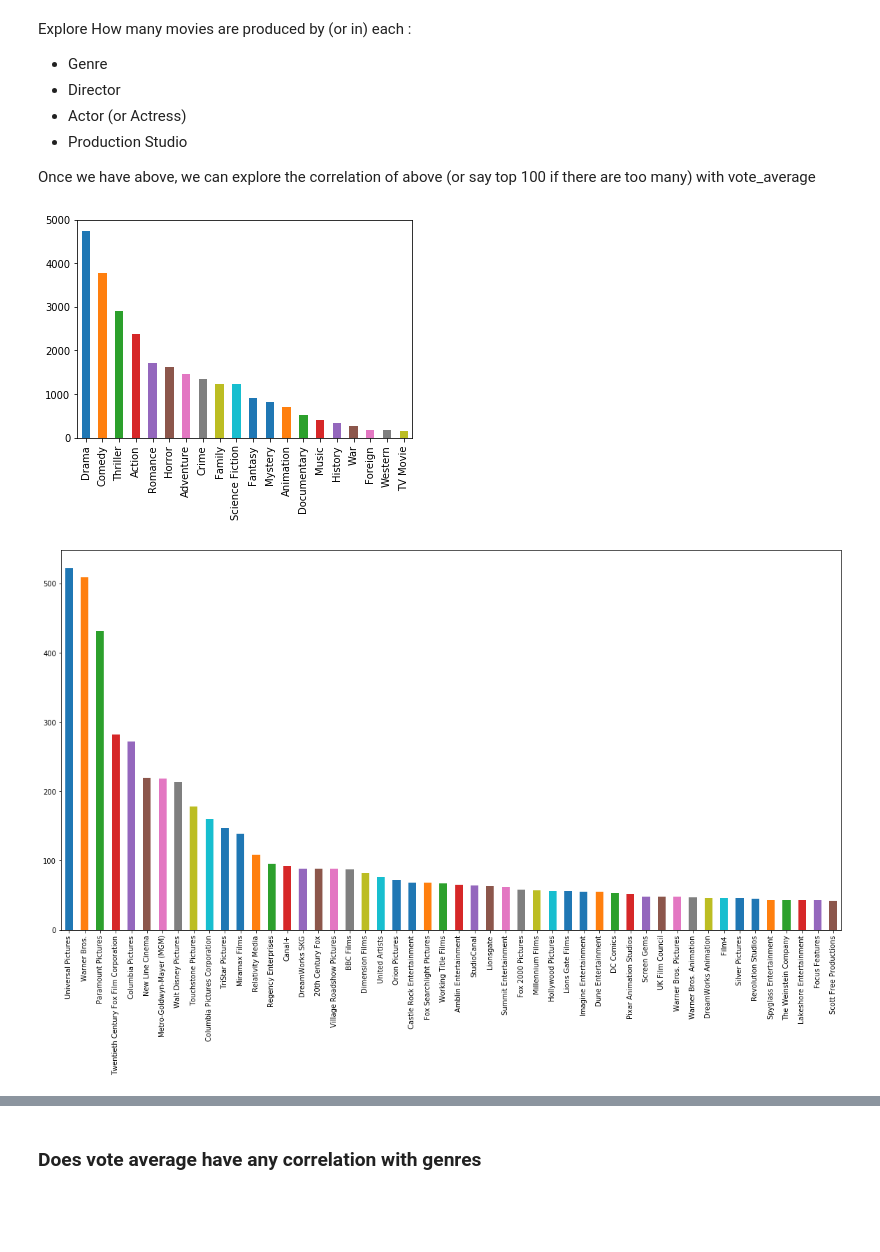
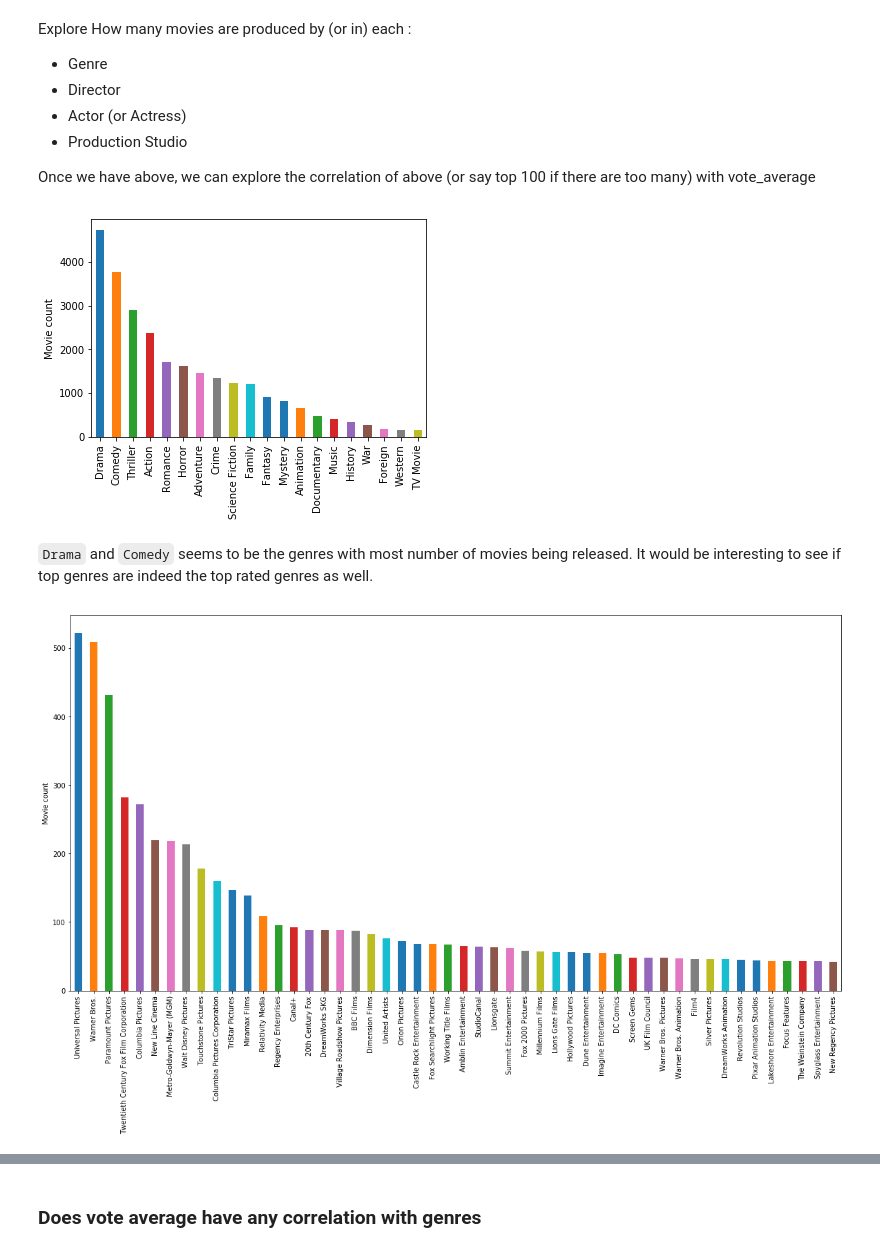
Before and after one commit to sahithiindarapu/tmdb_analysis, a Jupyter notebook: Investigate_a_Dataset.ipynb, the cells around one changed output, grey strips where cells are left out. Drawn from its saved outputs; the diff is of its cells as text; code cells hidden in the pictures; blank space fills up the shorter version.

```diff
--- a/Investigate_a_Dataset.ipynb
+++ b/Investigate_a_Dataset.ipynb
@@ -234,6 +232,12 @@ df_movies.drop(columns=drop_columns, inplace=True, errors="ignore")
 
 # drop rows whose genres field is null
 df_movies.dropna(axis=0, how="all", subset=["genres"], inplace=True)
+
+# drop rows whose director field is null
+df_movies.dropna(axis=0, how="all", subset=["director"], inplace=True)
+
+# drop rows whose cast field is null
+df_movies.dropna(axis=0, how="all", subset=["cast"], inplace=True)
 # %%
 # drop rows whose runtime field is null
 runtime_zero = df_movies.query("runtime == 0")
@@ -361,10 +368,14 @@ Explore How many movies are produced by (or in) each :
 
 Once we have above, we can explore the correlation of above (or say top 100 if there are too many) with vote_average
 # %%
-get_value_counts_in_column(column_genres, df_movies).plot.bar();
+get_value_counts_in_column(column_genres, df_movies).plot.bar()
+plt.ylabel("Movie count");
 # %% [output]
-[figure, old version]
+[figure, new version]
+# %% [markdown]
+`Drama` and `Comedy` seems to be the genres with most number of movies being released. It would be interesting to see if top genres are indeed the top rated genres as well.
 # %%
-get_value_counts_in_column(column_production_companies, df_movies).head(50).plot.bar(figsize=[20, 10]);
+get_value_counts_in_column(column_production_companies, df_movies).head(50).plot.bar(figsize=[20, 10])
+plt.ylabel("Movie count");
 # %% [output]
-[figure, old version]
+[figure, new version]
```
Also changed, not shown: parts of 52 cells of this notebook.
